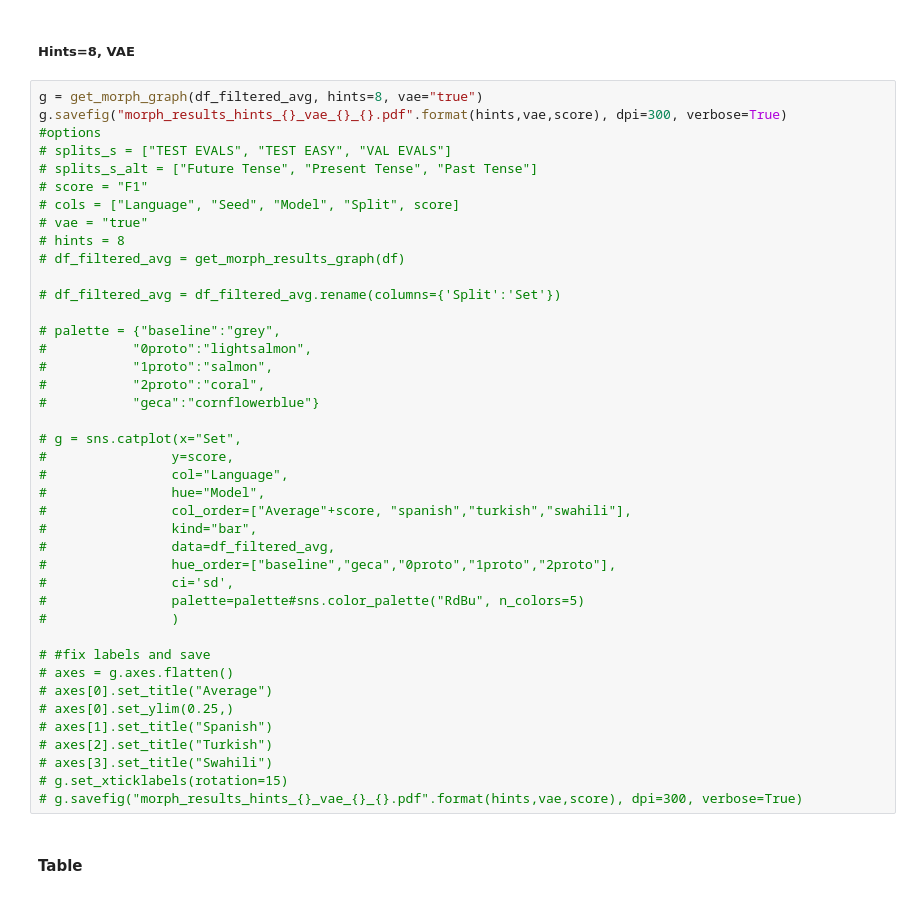
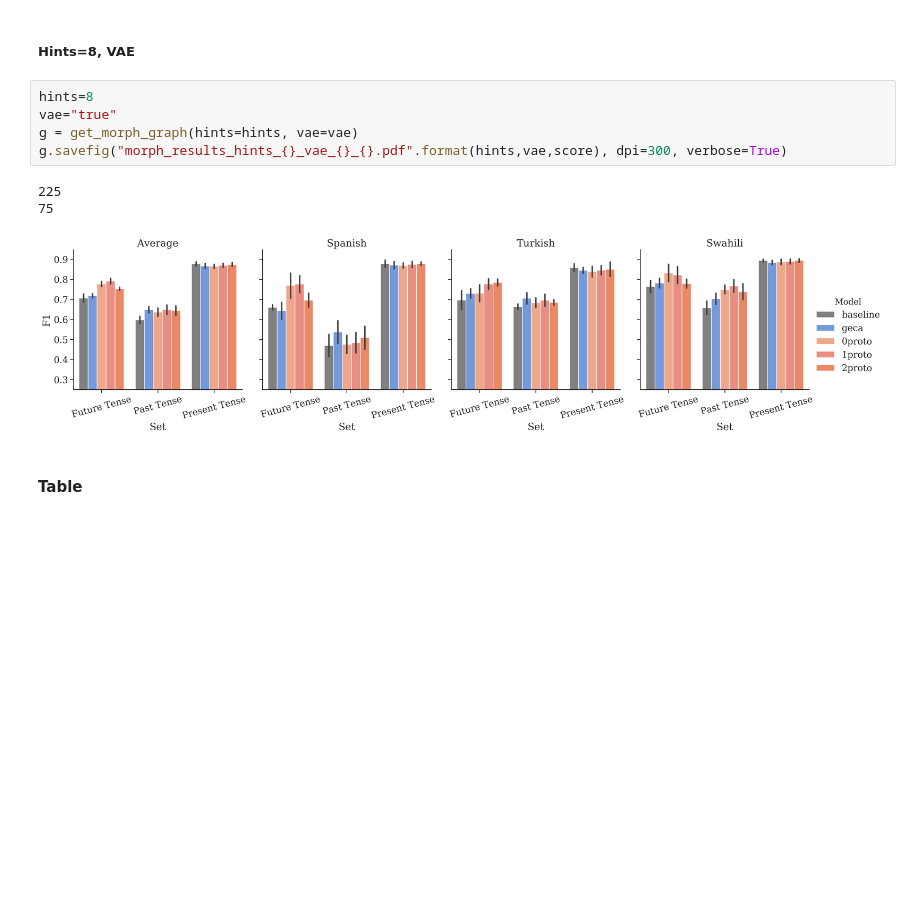
Before and after one commit to ekinakyurek/compgen, a Jupyter notebook: analyze_results.ipynb, the cells around one changed output. Drawn from its saved outputs; the diff is of its cells as text; blank space fills up the shorter version.

```diff
--- a/analyze_results.ipynb
+++ b/analyze_results.ipynb
@@ -373,46 +283,14 @@ g.savefig("morph_results_hints_{}_vae_{}_{}.pdf".format(hints,vae,score), dpi=30
 # %% [markdown]
 ##### Hints=8, VAE
-# %%
-g = get_morph_graph(df_filtered_avg, hints=8, vae="true")
-g.savefig("morph_results_hints_{}_vae_{}_{}.pdf".format(hints,vae,score), dpi=300, verbose=True)
-#options
-# splits_s = ["TEST EVALS", "TEST EASY", "VAL EVALS"]
-# splits_s_alt = ["Future Tense", "Present Tense", "Past Tense"]
-# score = "F1"
-# cols = ["Language", "Seed", "Model", "Split", score]
-# vae = "true"
-# hints = 8
-# df_filtered_avg = get_morph_results_graph(df)
-
-# df_filtered_avg = df_filtered_avg.rename(columns={'Split':'Set'})
-
-# palette = {"baseline":"grey",
-#           "0proto":"lightsalmon",
-#           "1proto":"salmon",
-#           "2proto":"coral",
-#           "geca":"cornflowerblue"}
-
-# g = sns.catplot(x="Set",
-#                y=score,
-#                col="Language",
-#                hue="Model",
-#                col_order=["Average"+score, "spanish","turkish","swahili"],
-#                kind="bar",
-#                data=df_filtered_avg,
-#                hue_order=["baseline","geca","0proto","1proto","2proto"],
-#                ci='sd',
-#                palette=palette#sns.color_palette("RdBu", n_colors=5)
-#                )
-
-# #fix labels and save
-# axes = g.axes.flatten()
-# axes[0].set_title("Average")
-# axes[0].set_ylim(0.25,)
-# axes[1].set_title("Spanish")
-# axes[2].set_title("Turkish")
-# axes[3].set_title("Swahili")
-# g.set_xticklabels(rotation=15)
-# g.savefig("morph_results_hints_{}_vae_{}_{}.pdf".format(hints,vae,score), dpi=300, verbose=True)
+# %%
+hints=8
+vae="true"
+g = get_morph_graph(hints=hints, vae=vae)
+g.savefig("morph_results_hints_{}_vae_{}_{}.pdf".format(hints,vae,score), dpi=300, verbose=True)
+# %% [output]
+225
+75
+[figure, added]
 # %% [markdown]
 #### Table
 # %%
```
Also changed, not shown: parts of 37 cells of this notebook.
